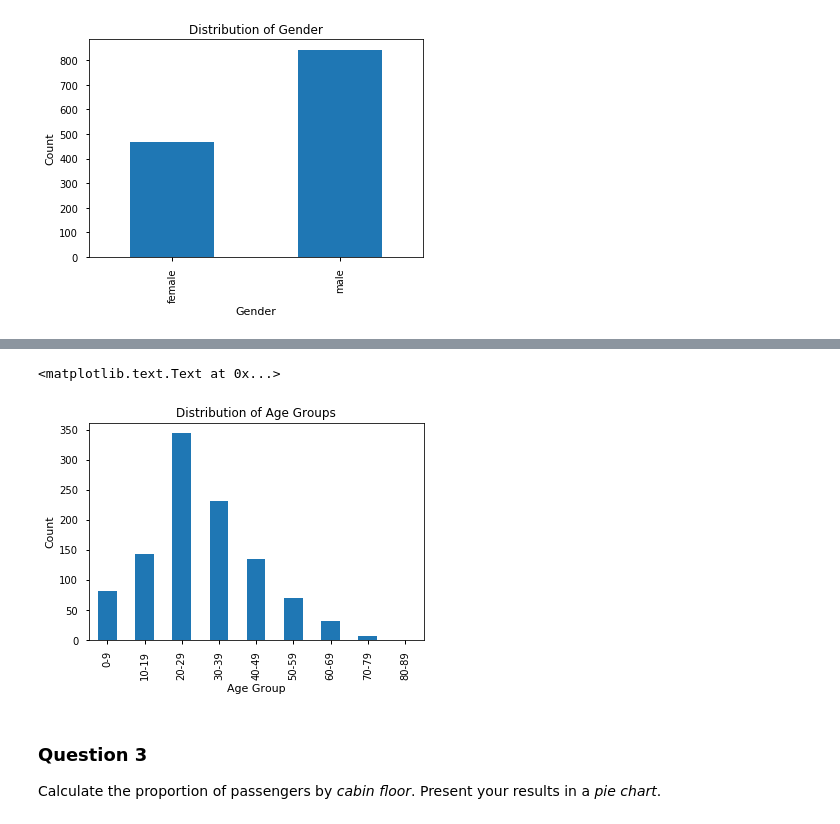
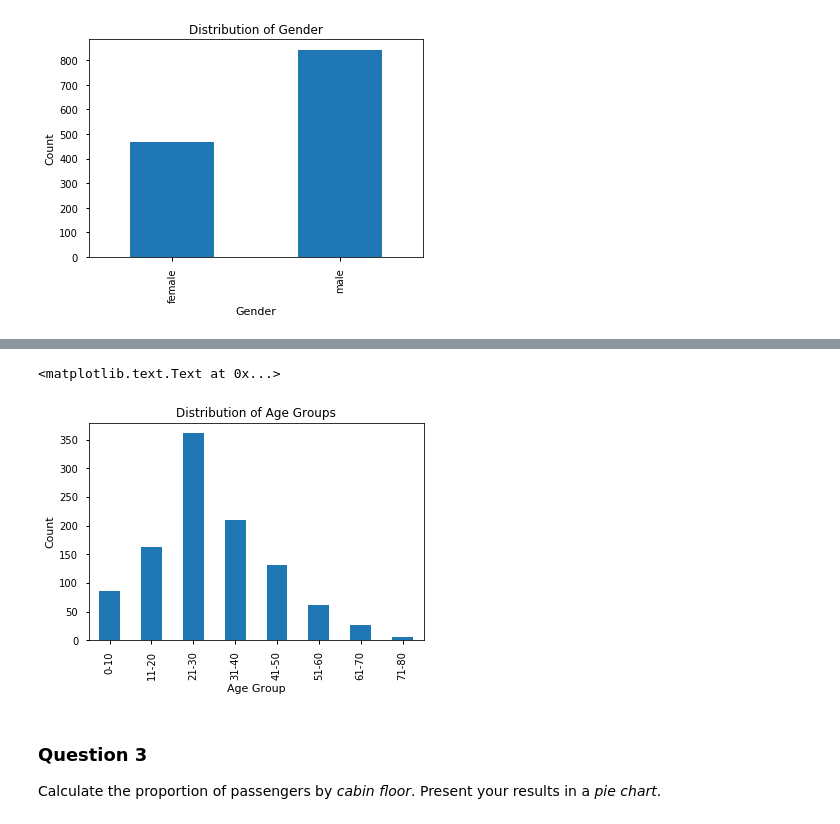
Before and after one commit to xiangzhemeng/EPFL-Applied-Data-Analysis-2017, a Jupyter notebook: Homework 1 by ST.ipynb, the cells around one changed output, grey strips where cells are left out. Cells and saved outputs as stored; diff of their text form; code cells hidden in the pictures.

```diff
--- a/Homework 1 by ST.ipynb
+++ b/Homework 1 by ST.ipynb
@@ -211,0 +155,3 @@ titanic.head()
+# %%
+titanic['pclass'] = titanic.pclass.astype('category')
+titanic.pclass.cat.categories = ['1st class', '2nd class','3rd class']
@@ -211,0 +160,3 @@ titanic.head()
+# %%
+titanic['survived'] = titanic.survived.astype('category')
+titanic.survived.cat.categories = ["Not Survived", "Survived"]
@@ -211,0 +165,2 @@ titanic.head()
+# %%
+titanic['sex'] = titanic.sex.astype('category')
@@ -211,0 +169,4 @@ titanic.head()
+# %%
+titanic.embarked = titanic.embarked.fillna('Unknown')
+titanic['embarked'] = titanic.embarked.astype('category')
+titanic.embarked.cat.categories = ["Cherbourg", "Queenstown", "Southampton", 'Unknown']
@@ -240,19 +244,17 @@ plt.xlabel('Gender')
 # %%
-# the range of people's age is from 0.1667 to 80
-# assume those ages with decimal point are correct values
-age_labels = ['0-9', '10-19', '20-29', '30-39', '40-49', '50-59', '60-69', '70-79', '80-89']
 # drop the NaN columns
 titanic_age = titanic[titanic.age.notnull()]
-# cut the table into nine age groups
-titanic_age['age_group'] = pd.cut(titanic_age.age, range(0, 91, 10), right=False, labels=age_labels)
+# cut the table into eight age groups
+age_labels = ['0-10', '11-20', '21-30', '31-40', '41-50', '51-60', '61-70', '71-80']
+titanic_age['age_group'] = pd.cut(titanic_age.age, range(0, 81, 10), right=True, labels=age_labels)
 # plot
 titanic_age.groupby(['age_group']).size().plot(kind='bar')
-plt.title("Distribution of Age Groups")
+plt.title("Distribution of Age Groups", fontsize=12)
 plt.ylabel('Count')
 plt.xlabel('Age Group')
 # %% [output]
 <matplotlib.text.Text at 0x...>
-[figure, old version]
+[figure, new version]
 # %% [markdown]
 ### Question 3
 Calculate the proportion of passengers by *cabin floor*. Present your results in a *pie chart*.
```
Also changed, not shown: parts of 67 cells of this notebook.
